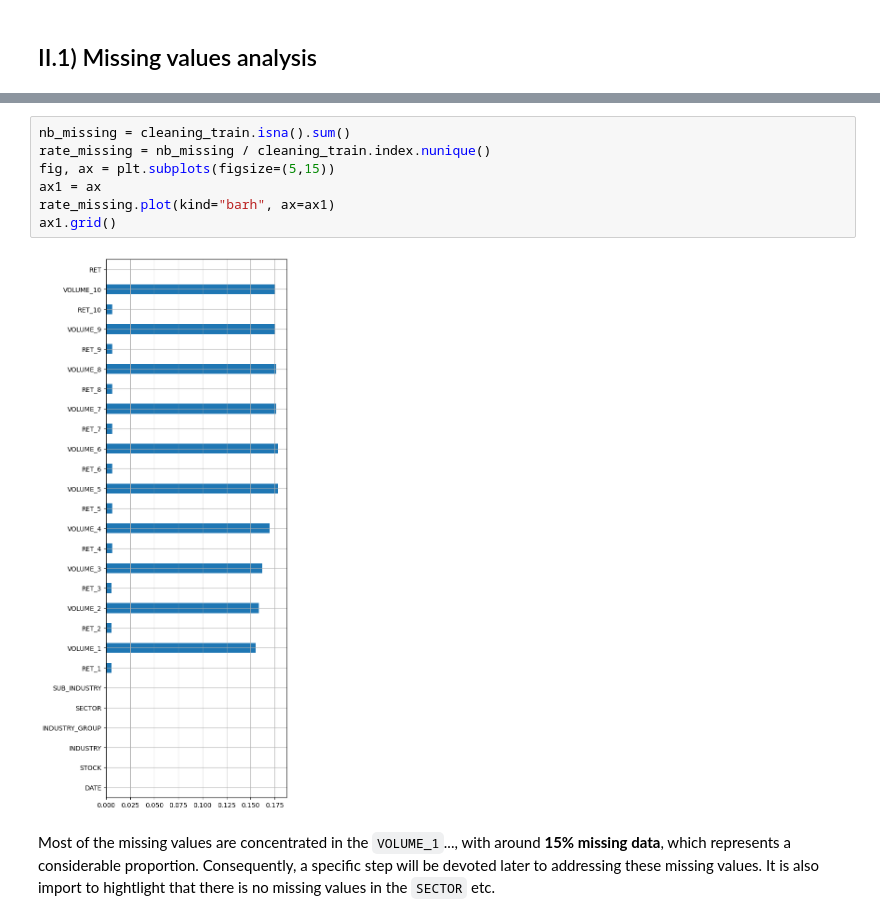
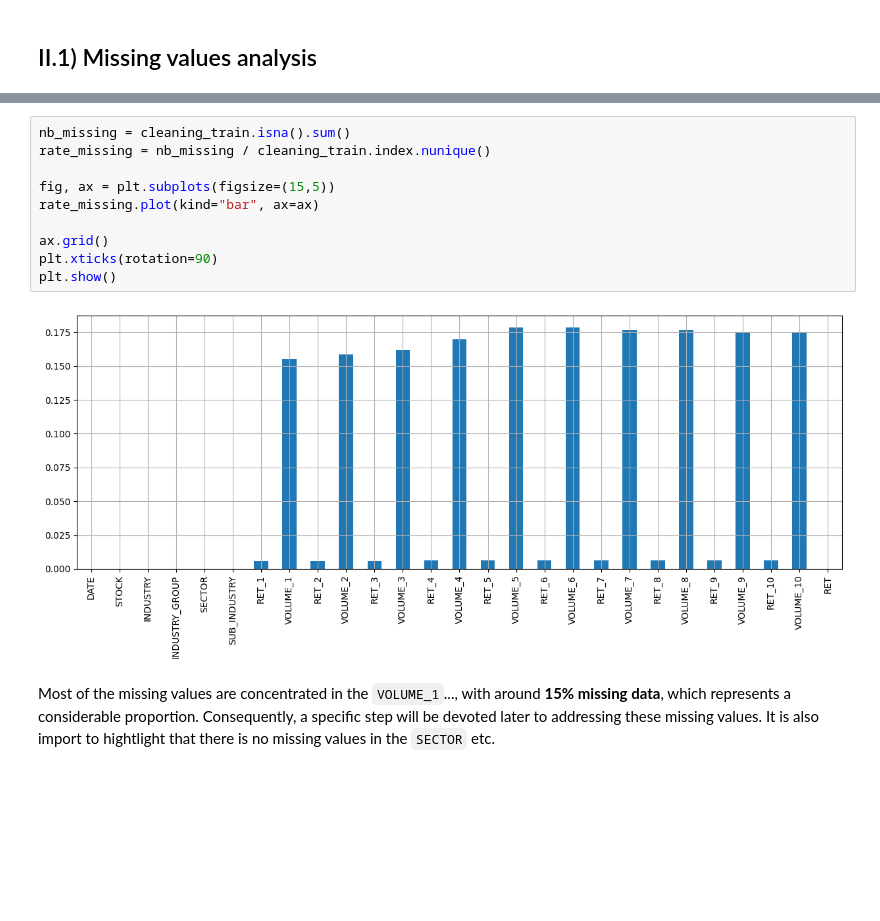
Before and after one commit to AxelPortier/QRT_Challenge_ENS, a Jupyter notebook: Test_Axel.ipynb, the cells around one changed output, grey strips where cells are left out. Cells and saved outputs as stored; diff of their text form; blank space fills up the shorter version.

```diff
--- a/Test_Axel.ipynb
+++ b/Test_Axel.ipynb
@@ -169,12 +169,15 @@ dtype: float64
 # %%
 nb_missing = cleaning_train.isna().sum()
 rate_missing = nb_missing / cleaning_train.index.nunique()
-fig, ax = plt.subplots(figsize=(5,15))
-ax1 = ax
-rate_missing.plot(kind="barh", ax=ax1)
-ax1.grid()
+
+fig, ax = plt.subplots(figsize=(15,5))
+rate_missing.plot(kind="bar", ax=ax)
+
+ax.grid()
+plt.xticks(rotation=90)
+plt.show()
 # %% [output]
-[figure, old version]
+[figure, new version]
 # %% [markdown]
 Most of the missing values are concentrated in the `VOLUME_1`..., with around **15% missing data**, which represents a considerable proportion.
 Consequently, a specific step will be devoted later to addressing these missing values.
```
Also changed, not shown: parts of 21 cells of this notebook.
